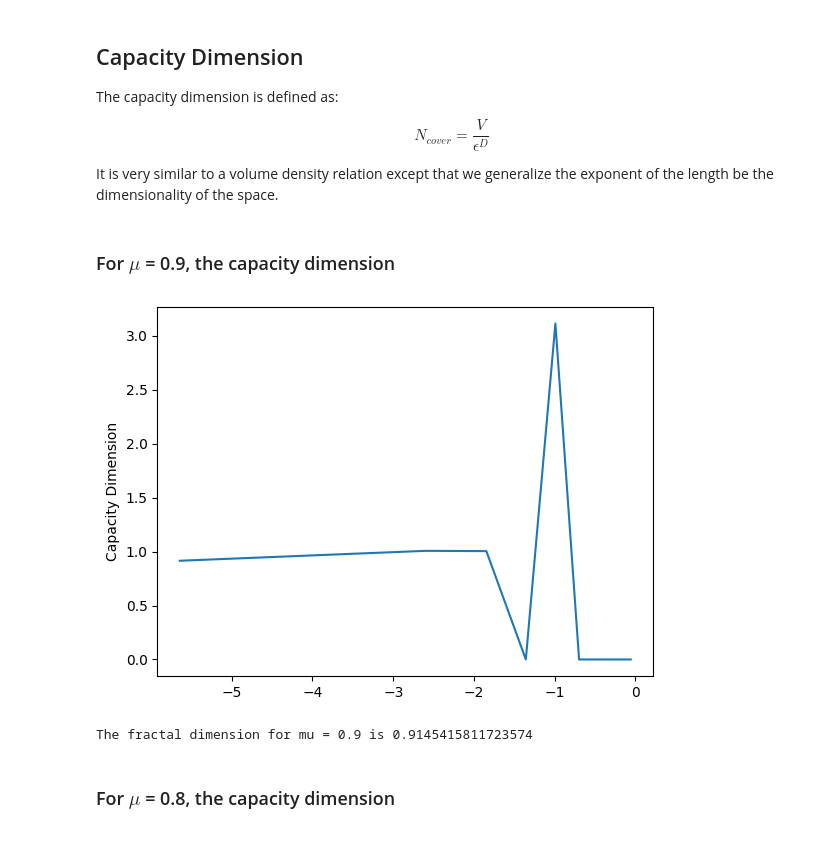
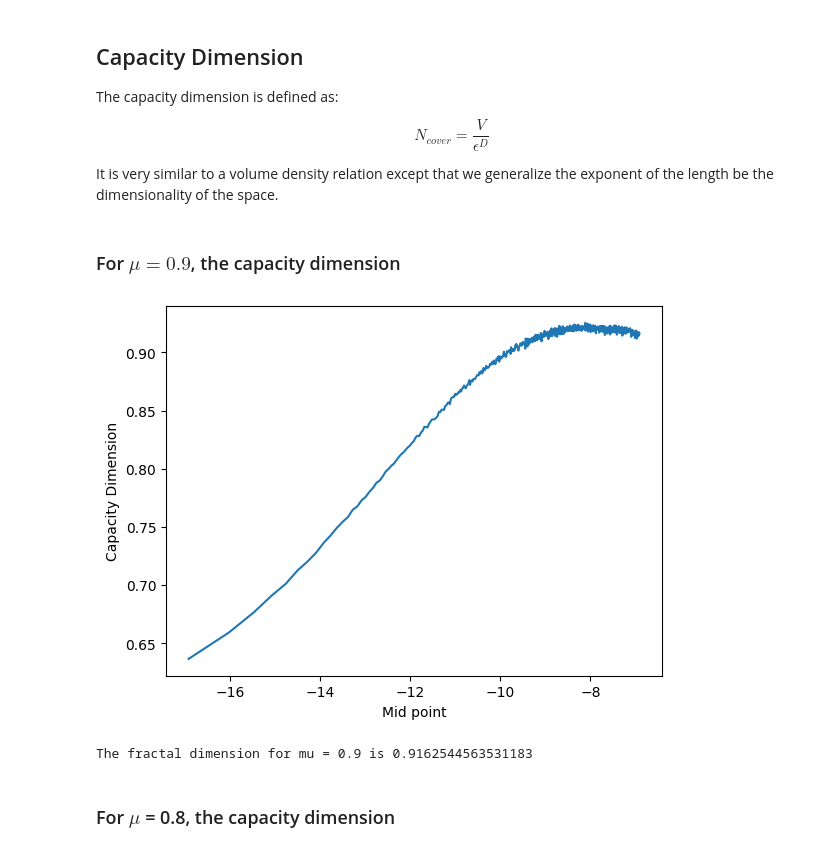
Before and after one commit to htsod/statistical_mechanics_models, a Jupyter notebook: fractal_dimensions/main.ipynb, the cells around one changed output. Cells and saved outputs as stored; diff of their text form; code cells hidden in the pictures.

```diff
--- a/fractal_dimensions/main.ipynb
+++ b/fractal_dimensions/main.ipynb
@@ -61,40 +76,51 @@ The capacity dimension is defined as:
 $$ N_{cover} = \frac{V}{\epsilon^{D}} $$
 
 It is very similar to a volume density relation except that we generalize the exponent of the length be the dimensionality of the space.
+# %%
+def count_non_empty(count_list):
+    N_e = []
+    for l in count_list:
+        n = np.count_nonzero(np.array(l))
+        N_e.append(n)
+    return N_e
+
+
+def D_capacity(N_e, e_list):
+    """
+    The capacity dimension
+    """
+    d_cap = []
+    x_axis = []
+
+    # for i in range(len(N_e)-1):
+    #     d_cap.append(-(np.log(N_e[i+1]) - np.log(N_e[i])) / (np.log(e_list[i+1]) - np.log(e_list[i])))
+    #     x_axis.append((np.log(e_list[i+1]) + np.log(e_list[i])/2))
+    # return d_cap, x_axis
+
+    for i in range(len(N_e)-1):
+        d_cap.append(-np.log(N_e[i]) / np.log(e_list[i]))
+        x_axis.append((np.log(e_list[i+1]) + np.log(e_list[i])/2))
+    return d_cap, x_axis
 # %% [markdown]
-### For $\mu$ = 0.9, the capacity dimension
+### For $\mu = 0.9$, the capacity dimension
 # %%
-def D_capacity(N_e, e_list):
-    """
-    The capacity dimension
-    """
-    d_cap = []
-    x_axis = []
-    for i in range(len(N_e)-1):
-        d_cap.append(-(np.log(N_e[i+1]) - np.log(N_e[i])) / (np.log(e_list[i+1]) - np.log(e_list[i])))
-        x_axis.append((np.log(e_list[i+1]) + np.log(e_list[i])/2))
-    return d_cap, x_axis
-
-
 mu = 0.9
-e_list = np.linspace(0.001, 1, 10)
+e_list = np.linspace(0.01, 0.00001, 1000)
 
 count_list, bins_list = main(mu, e_list)
 
-N_e = []
-for l in count_list:
-    n = np.count_nonzero(np.array(l))
-    N_e.append(n)
+N_e = count_non_empty(count_list)
 
 d_cap_0, x_axis_0 = D_capacity(N_e, e_list)
 
 plt.plot(x_axis_0, d_cap_0)
 plt.ylabel("Capacity Dimension")
+plt.xlabel("Mid point")
 plt.show()
 print(f"The fractal dimension for mu = {mu} is {d_cap_0[0]}")
 # %% [output]
-[figure, old version]
+[figure, new version]
-The fractal dimension for mu = 0.9 is 0.9145415811723574
+The fractal dimension for mu = 0.9 is 0.9162544563531183
 # %% [markdown]
 ### For $\mu$ = 0.8, the capacity dimension
 # %%
```
Also changed, not shown: parts of 6 cells of this notebook, 4 other files.
